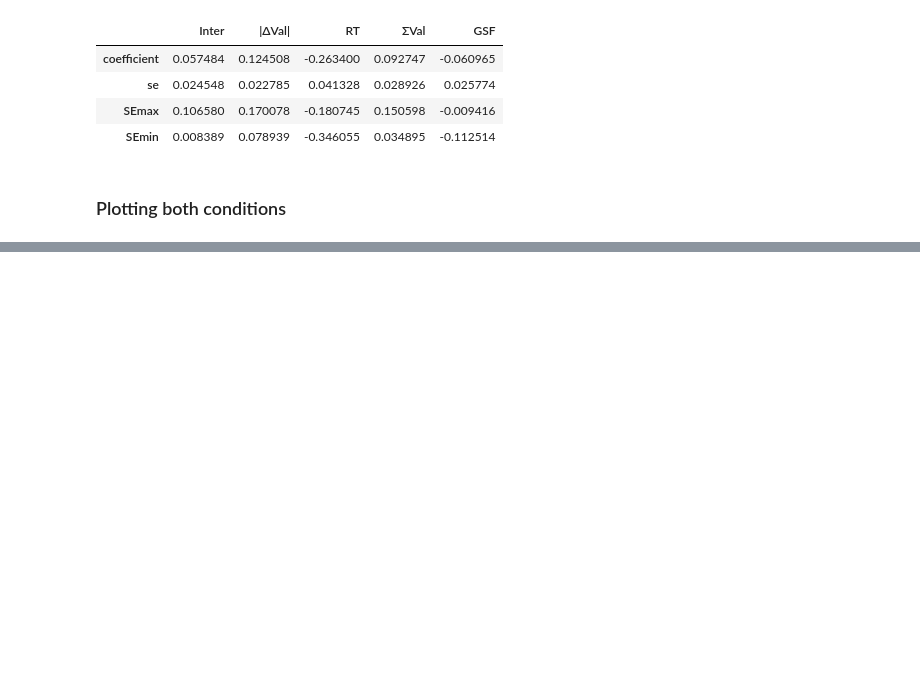
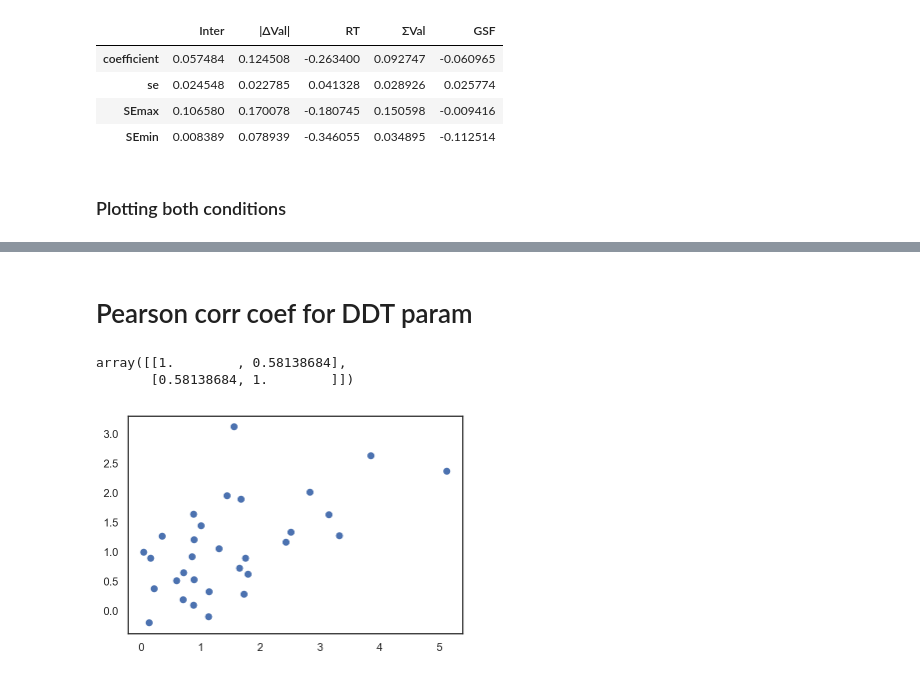
Before and after one commit to pradysepulveda/FF2018, a Jupyter notebook: RegressionModelsT_31.ipynb, the cells around one changed output, grey strips where cells are left out. Cells and saved outputs as stored; diff of their text form; code cells hidden in the pictures; blank space fills up the shorter version.

```diff
--- a/RegressionModelsT_31.ipynb
+++ b/RegressionModelsT_31.ipynb
@@ -818,0 +869,12 @@ GSF : |MeanL| = 0.08; |MeanD| = 0.1; [Like - Dislike] =  -0.0; t =  -1.4 ; p-val
+# %% [markdown]
+# Pearson corr coef for DDT param
+# %%
+np.corrcoef(mix_Choice_Like_model[4],mix_Choice_Dislike_model[4])
+# %% [output]
+array([[1.        , 0.58138684],
+       [0.58138684, 1.        ]])
+# %%
+plt.scatter(x, y)
+plt.show()
+# %% [output]
+[figure, added]
```
Also changed, not shown: parts of 11 cells of this notebook, 8 other files.
